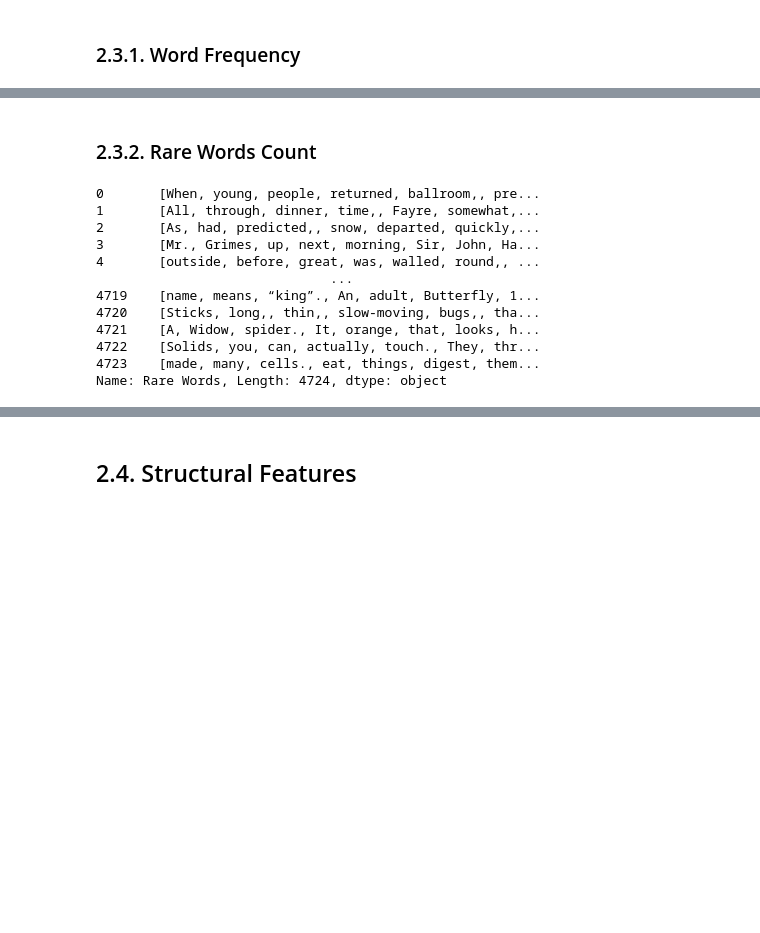
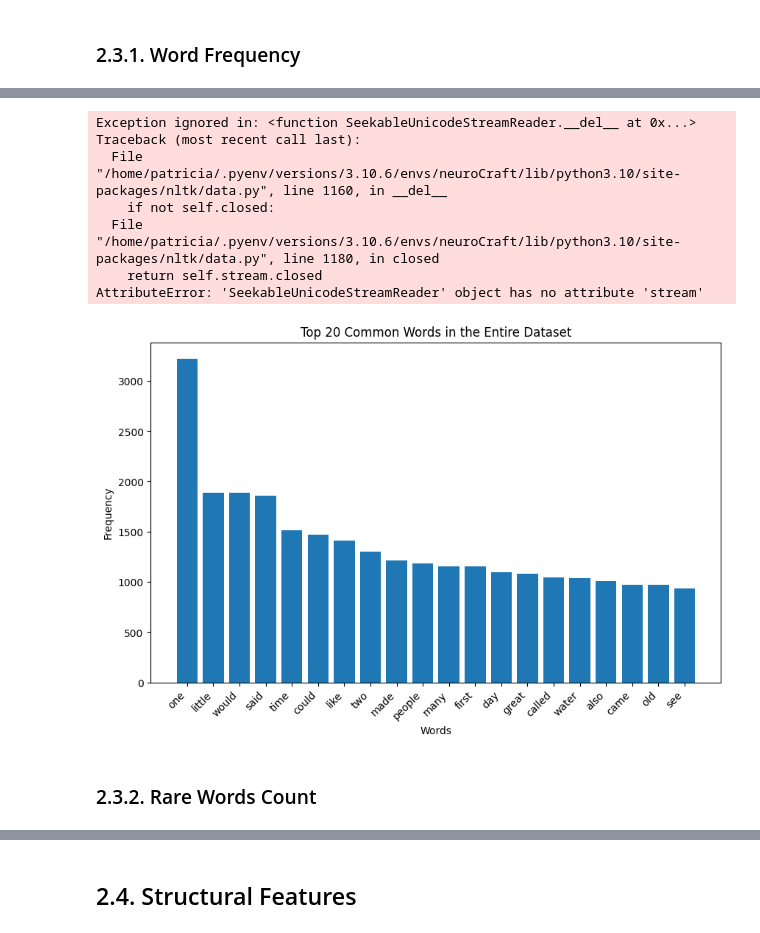
Before and after one commit to ChristineSi/neuroCraft, a Jupyter notebook: notebooks/NotebookPatricia.ipynb, the cells around one changed output, grey strips where cells are left out. Cells and saved outputs as stored; diff of their text form; code cells hidden in the pictures; blank space fills up the shorter version.

Commit message:
Notebook Patricia

```diff
--- a/notebooks/NotebookPatricia.ipynb
+++ b/notebooks/NotebookPatricia.ipynb
@@ -477,13 +529,3 @@ df['Excerpt'][4]
 ## 2.3. Frequency-Based Features
 # %% [markdown]
 ### 2.3.1. Word Frequency
-# %%
-from collections import Counter
-
-def count_word_frequency(excerpt):
-    words = excerpt.split()
-    word_counts = Counter(words)
-    return word_counts
-
-df['Word Frequency'] = df['Excerpt'].apply(count_word_frequency)
-df['Word Frequency']
@@ -525,0 +532,16 @@ plot_common_words_bar(common_word_frequency, top_n=top_common_words)
+# %%
+# it takes 1-2min to run the cell
+def count_word_frequency(excerpt):
+    # Split the excerpt into words, convert to lowercase, and remove punctuation
+    words = [word.lower().strip(string.punctuation) for word in excerpt.split()]
+    # Remove empty strings resulting from punctuation stripping
+    words = [word for word in words if word]
+    # Remove stopwords
+    words = [word for word in words if word not in stopwords.words('english')]
+    # Count the frequency of each word
+    word_counts = Counter(words)
+    return word_counts
+
+# Apply the function to create word frequency features
+df['Word Frequency'] = df['Excerpt'].apply(count_word_frequency)
+print(df[['Excerpt', 'Word Frequency']])
@@ -526,25 +566,27 @@ plot_common_words_bar(common_word_frequency, top_n=top_common_words)
+# %%
+all_word_counts = Counter()
+for word_counts in df['Word Frequency']:
+    all_word_counts += word_counts
+
+# Get the top 20 common words
+top_words = all_word_counts.most_common(20)
+
+# Plot the top 20 common words
+plt.figure(figsize=(10, 6))
+plt.bar([word[0] for word in top_words], [count[1] for count in top_words])
+plt.title('Top 20 Common Words in the Entire Dataset')
+plt.xlabel('Words')
+plt.ylabel('Frequency')
+plt.xticks(rotation=45, ha='right')
+plt.show()
+# %% [output]
+Exception ignored in: <function SeekableUnicodeStreamReader.__del__ at 0x...>
+Traceback (most recent call last):
+  File "/home/patricia/.pyenv/versions/3.10.6/envs/neuroCraft/lib/python3.10/site-packages/nltk/data.py", line 1160, in __del__
+    if not self.closed:
+  File "/home/patricia/.pyenv/versions/3.10.6/envs/neuroCraft/lib/python3.10/site-packages/nltk/data.py", line 1180, in closed
+    return self.stream.closed
+AttributeError: 'SeekableUnicodeStreamReader' object has no attribute 'stream'
+[figure, added]
 # %% [markdown]
 ### 2.3.2. Rare Words Count
-# %%
-def find_rare_words(excerpt, threshold=1):
-    words = excerpt.split()
-    word_counts = Counter(words)
-    rare_words = [word for word, count in word_counts.items() if count < threshold]
-    return rare_words
-
-# new column 'Rare Words' with a threshold of 5
-df['Rare Words'] = df['Excerpt'].apply(find_rare_words, threshold=2)
-df['Rare Words']
-# %% [output]
-0       [When, young, people, returned, ballroom,, pre...
-1       [All, through, dinner, time,, Fayre, somewhat,...
-2       [As, had, predicted,, snow, departed, quickly,...
-3       [Mr., Grimes, up, next, morning, Sir, John, Ha...
-4       [outside, before, great, was, walled, round,, ...
-                              ...
-4719    [name, means, “king”., An, adult, Butterfly, 1...
-4720    [Sticks, long,, thin,, slow-moving, bugs,, tha...
-4721    [A, Widow, spider., It, orange, that, looks, h...
-4722    [Solids, you, can, actually, touch., They, thr...
-4723    [made, many, cells., eat, things, digest, them...
-Name: Rare Words, Length: 4724, dtype: object
```
Also changed, not shown: parts of 60 cells of this notebook.
